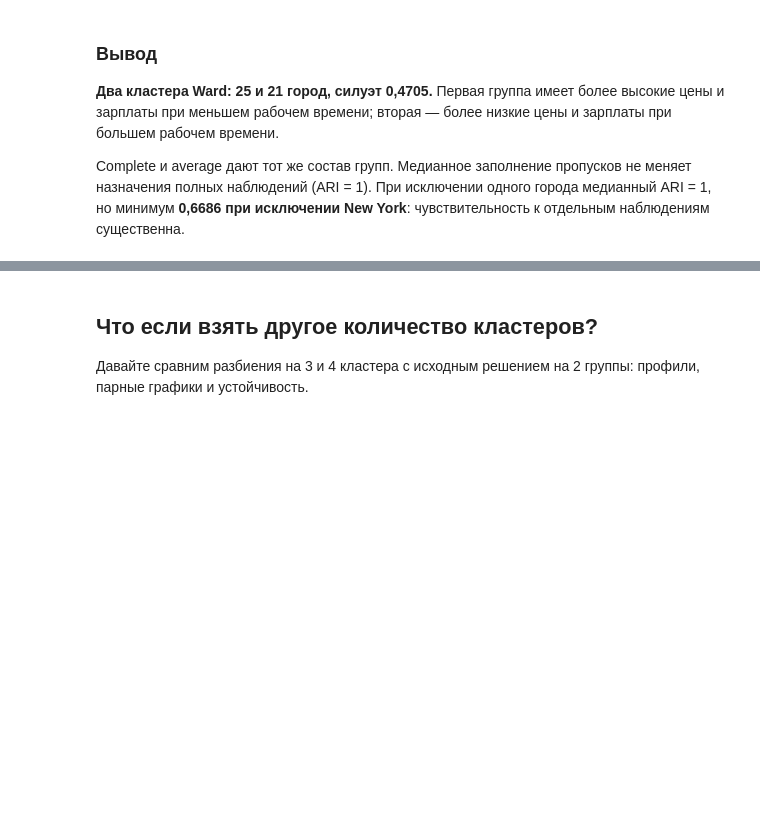
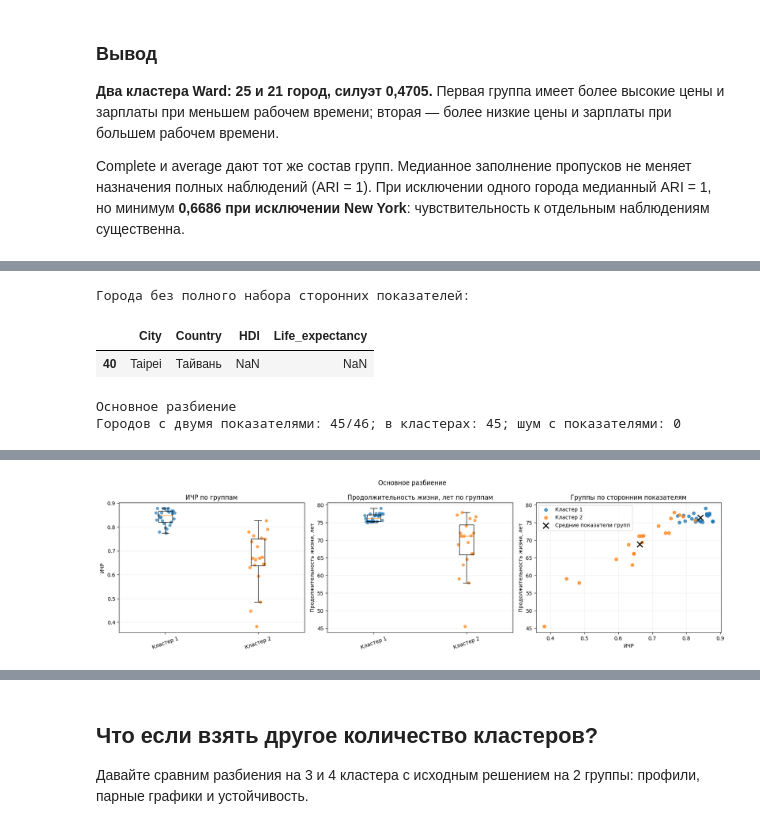
Before and after one commit to IvanManomenov/python_data_analytics, a Jupyter notebook: lab1/lab1_hierarchical.ipynb, the cells around one changed output, grey strips where cells are left out. Cells and saved outputs as stored; diff of their text form; code cells hidden in the pictures; blank space fills up the shorter version.

```diff
--- a/lab1/lab1_hierarchical.ipynb
+++ b/lab1/lab1_hierarchical.ipynb
@@ -311,0 +489,13 @@ Complete и average дают тот же состав групп. Медианн
+# %%
+# Сравниваем готовые группы по национальным показателям.
+external_missing = attach_country_indicators(df)
+print('Города без полного набора сторонних показателей:')
+display(external_missing.loc[external_missing[external_features].isna().any(axis=1)])
+external_main_result = compare_living_standards(df, df['Cluster'].to_numpy(), 'Основное разбиение')
+display(pd.DataFrame([external_main_result]).round(4))
+# %% [output]
+Города без полного набора сторонних показателей:
+|  | City | Country | HDI | Life_expectancy |
+| 40 | Taipei | Тайвань | NaN | NaN |
+Основное разбиение
+Городов с двумя показателями: 45/46; в кластерах: 45; шум с показателями: 0
@@ -311,0 +505 @@ Complete и average дают тот же состав групп. Медианн
+[figure, added]
```
Also changed, not shown: parts of 17 cells of this notebook.
